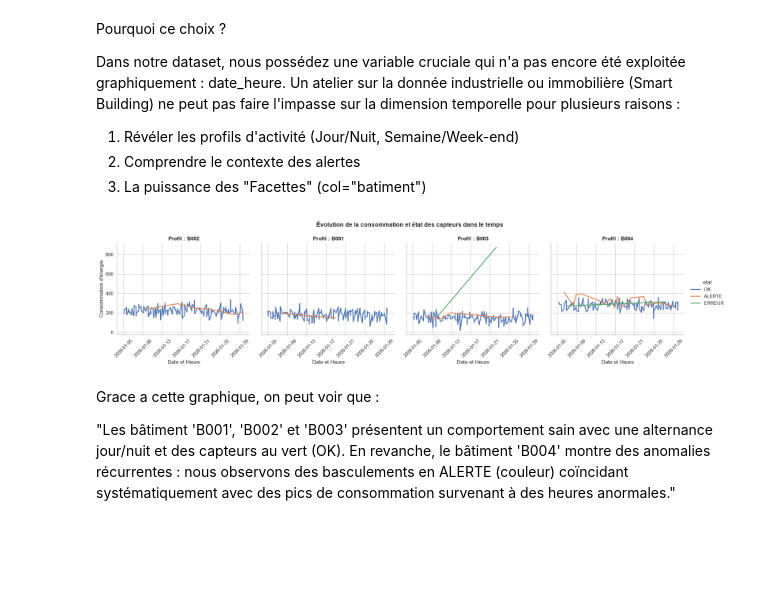
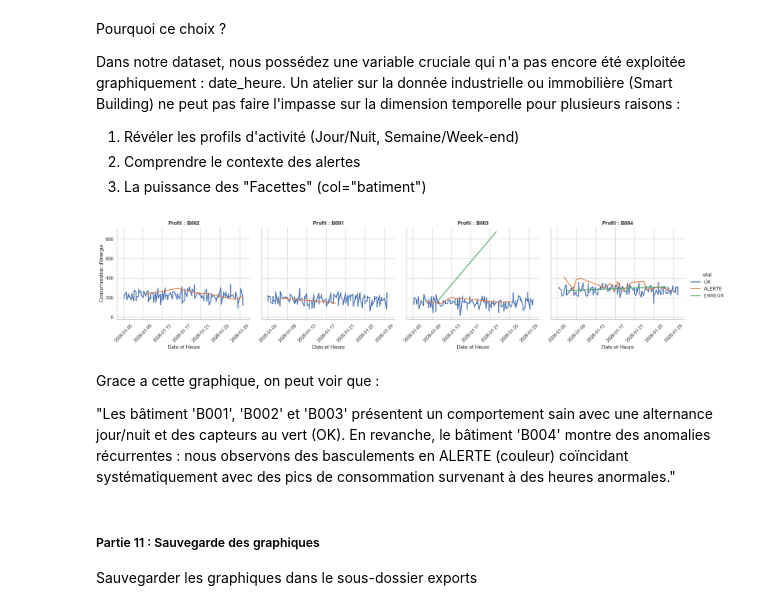
Before and after one commit to cheikhahmedtidiane/atelier_seaborn_iot, a Jupyter notebook: notebooks/atelier_seaborn_iot.ipynb, the cells around one changed output. Cells and saved outputs as stored; diff of their text form; code cells hidden in the pictures; blank space fills up the shorter version.

Commit message:
Partie 12 : Sauvegarde des graphiques

```diff
--- a/notebooks/atelier_seaborn_iot.ipynb
+++ b/notebooks/atelier_seaborn_iot.ipynb
@@ -616,34 +662,37 @@ df['date_heure'] = pd.to_datetime(df['date_heure'])
 # %%
 sns.set_theme(style="whitegrid")
 
 # Création de graphiques temporels côte à côte (Faceting)
 
 g = sns.relplot(
     data=df,
     x="date_heure",
     y="consommation",
     col="batiment",       # Crée un graphique distinct par bâtiment (côte à côte)
     hue="etat",           # Colore la ligne selon l'état du capteur (OK, ALERTE, ERREUR)
     kind="line",          # Dessine un graphique linéaire temporel
     height=4,
     aspect=1.2,
     linewidth=2
 )
 
 g.set_titles("Profil : {col_name}", fontweight="bold")
 g.set_xlabels("Date et Heure")
 g.set_ylabels("Consommation d'énergie")
 
 # Rotation des dates sur l'axe X pour éviter les chevauchements
 for ax in g.axes.flat:
     ax.tick_params(axis='x', labelrotation=45)
 
-g.fig.suptitle("Évolution de la consommation et état des capteurs dans le temps", fontsize=14, fontweight="bold", y=1.08)
+plt.savefig("../exports/relplot_bonus.png", dpi=300, bbox_inches="tight")
 
 plt.show()
 # %% [output]
-[figure, old version]
+[figure, new version]
 # %% [markdown]
 Grace a cette graphique, on peut voir que :
 
 "Les bâtiment 'B001', 'B002' et 'B003' présentent un comportement sain avec une alternance jour/nuit et des capteurs au vert (OK). En revanche, le bâtiment 'B004' montre des anomalies récurrentes : nous observons des basculements en ALERTE (couleur) coïncidant systématiquement avec des pics de consommation survenant à des heures anormales."
+# %% [markdown]
+##### Partie 11 : Sauvegarde des graphiques
+Sauvegarder les graphiques dans le sous-dossier exports
```
Also changed, not shown: parts of 19 cells of this notebook, 20 other files.
